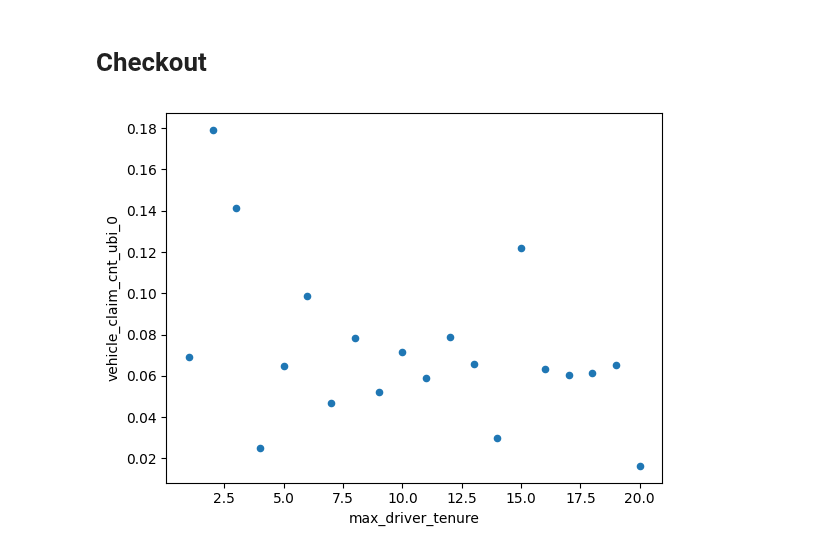
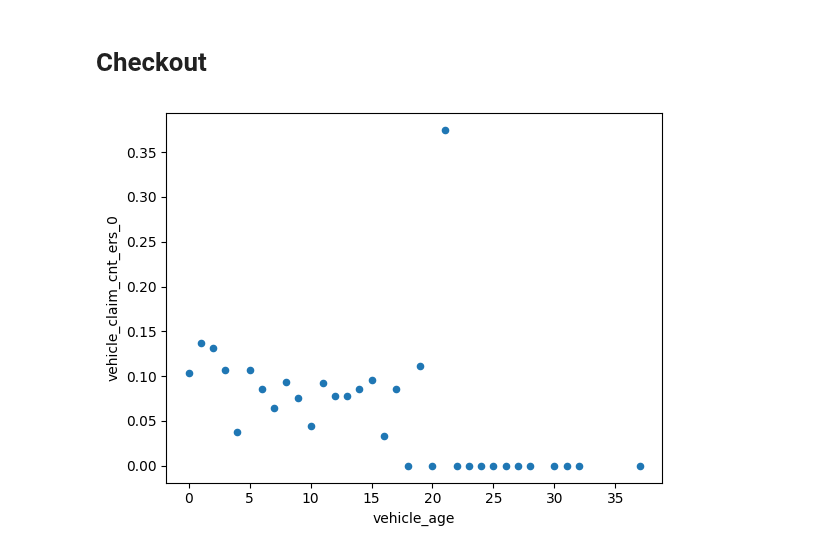
Before and after one commit to rosacker/msds_498_insurance_loss_modeling, a Jupyter notebook: synthetic_data_creation/Data_Creation.ipynb, the cells around one changed output. Cells and saved outputs as stored; diff of their text form; code cells hidden in the pictures.

Commit message:
Polishing up claims a bit more

```diff
--- a/synthetic_data_creation/Data_Creation.ipynb
+++ b/synthetic_data_creation/Data_Creation.ipynb
@@ -80,17 +80,17 @@ df[df['max_driver_tenure'] == 1].head()
 # %% [markdown]
 # Checkout
 # %%
-var = 'vehicle_claim_cnt_ubi_0'
-groupby_var = 'max_driver_tenure'
+var = 'vehicle_claim_cnt_ers_0'
+groupby_var = 'vehicle_age'
 
 df \
     .groupby(groupby_var) \
     [[var]] \
     .agg(['mean']) \
     .reset_index() \
     .plot.scatter(x = groupby_var, y = var);
 # %% [output]
-[figure, old version]
+[figure, new version]
 # %%
 df[['driver_count']].plot.hist(bins = 100)
 # %%
```
Also changed, not shown: parts of 1 cell of this notebook, 2 other files.
